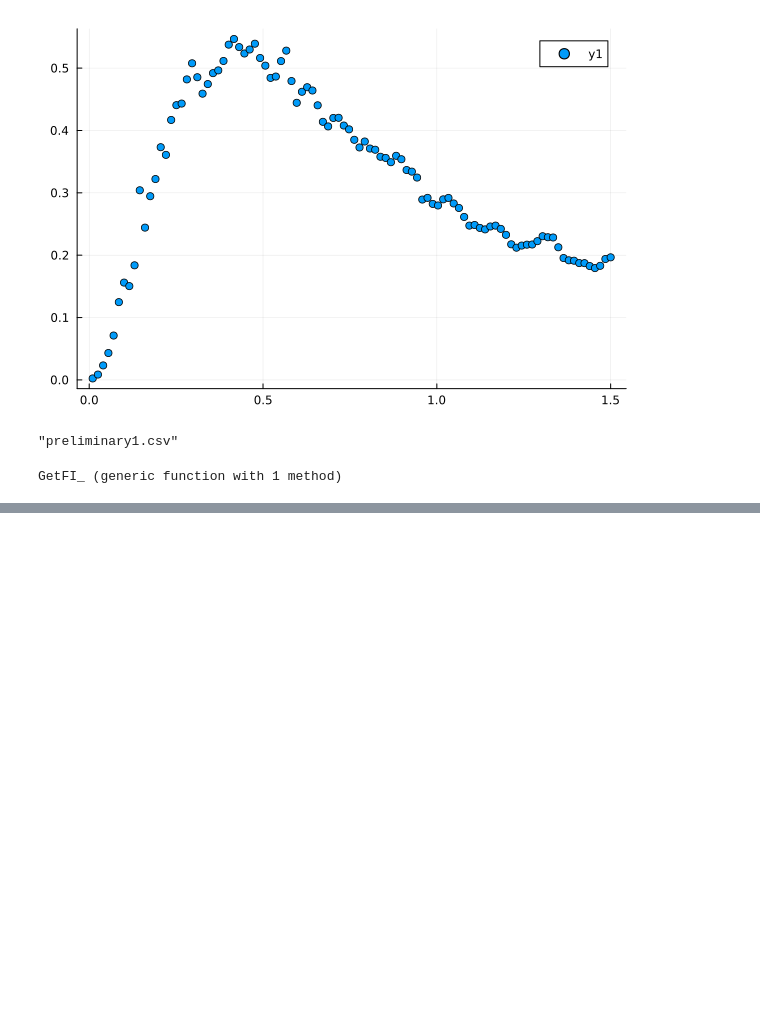
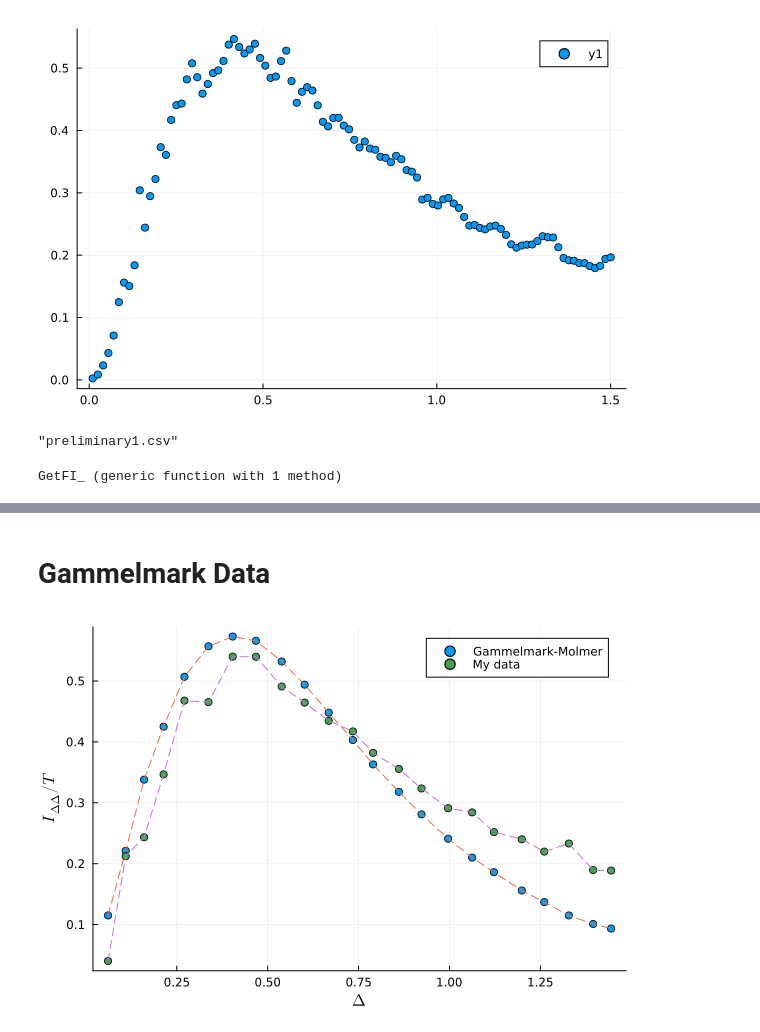
Before and after one commit to Ste1nb0cK/QuTaM.jl, a Jupyter notebook: notebooks/Monitoring.ipynb, the cells around one changed output, grey strips where cells are left out. Saved outputs shown, nothing was run; the diff lists cells and outputs as text; code cells hidden in the pictures; blank space fills up the shorter version.

```diff
--- a/notebooks/Monitoring.ipynb
+++ b/notebooks/Monitoring.ipynb
@@ -475,0 +443,20 @@ GetFI_(0.2, 50.3 )
+# %% [markdown]
+# Gammelmark Data
+# %%
+delta_gammelmark = 0.2/0.478 * [0.146,0.262,0.383,0.511,0.648,0.806,0.965,1.118,1.287,1.438,1.596,
+        1.755,1.888, 2.057, 2.206, 2.381, 2.539, 2.682, 2.865, 3.013, 3.174, 3.334, 3.452]; # The factor is important to match the scale
+fi_t_gammelmark = [0.115, 0.221, 0.338, 0.425, 0.507, 0.557, 0.573, 0.566, 0.532, 0.494,
+        0.448, 0.403, 0.363, 0.318, 0.281, 0.241, 0.210, 0.186, 0.156, 0.137, 0.115, 0.101, 0.09348];
+# %%
+my_fi_t = zeros(Float64, size(delta_gammelmark)[1])
+for k in 1:size(delta_gammelmark)[1]
+   my_fi_t[k] = GetFI(delta_gammelmark[k])
+end
+# %%
+dashlengths= [3000, 1000] # 10 units on, 5 units off
+scatter(delta_gammelmark, fi_t_gammelmark, label="Gammelmark-Molmer") # dashlengths=dashlengths)
+plot!(delta_gammelmark, fi_t_gammelmark,  label=false, linestyle=:dash, xlabel=L"\Delta", ylabel=L"I_{\Delta\Delta}/T") # dashlengths=dashlengths)
+scatter!(delta_gammelmark, my_fi_t, label="My data")
+plot!(delta_gammelmark, my_fi_t, label=false, linestyle=:dash)
+# %% [output]
+[figure, added]
```
Also changed, not shown: parts of 9 cells of this notebook, 2 other files.
